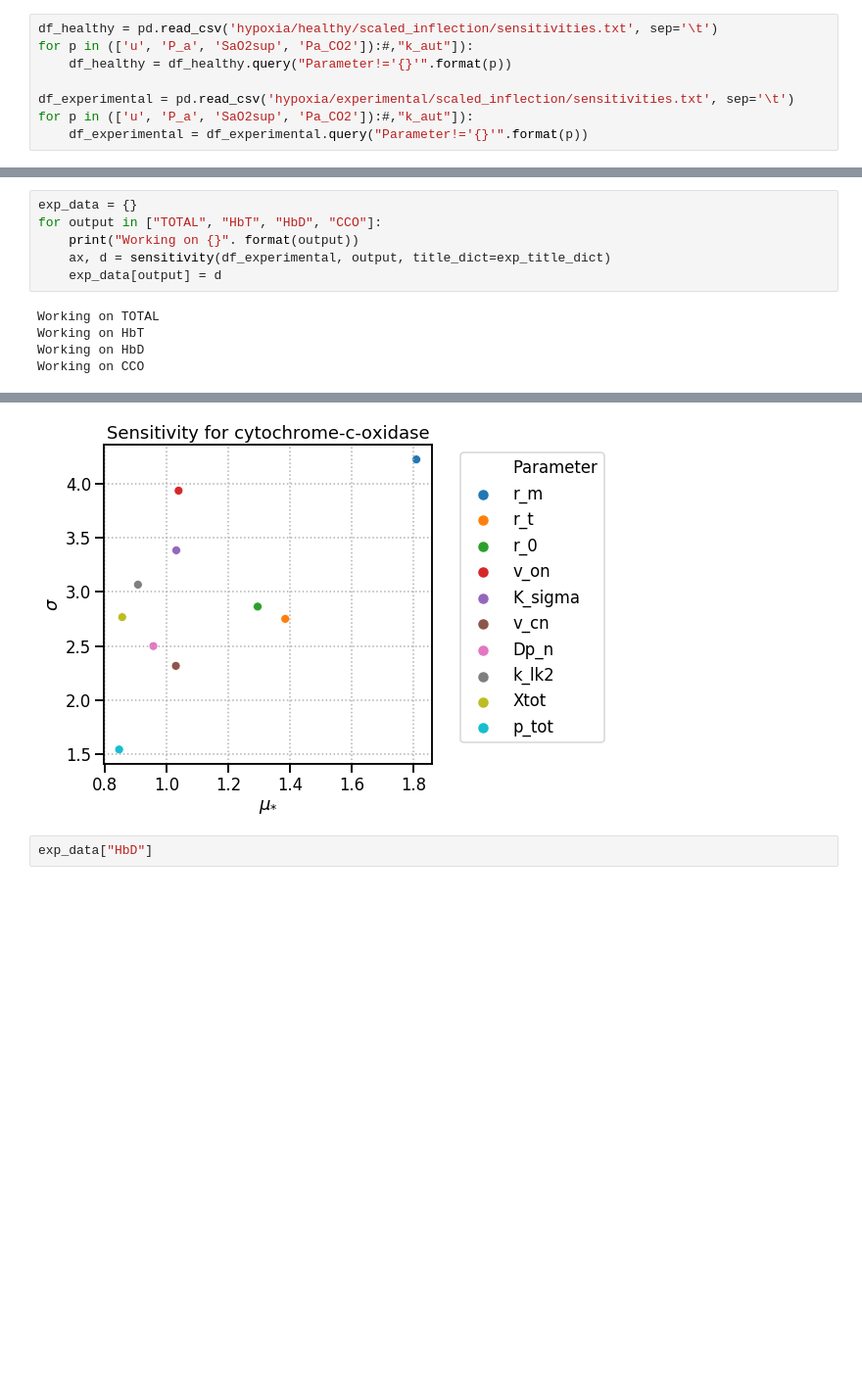
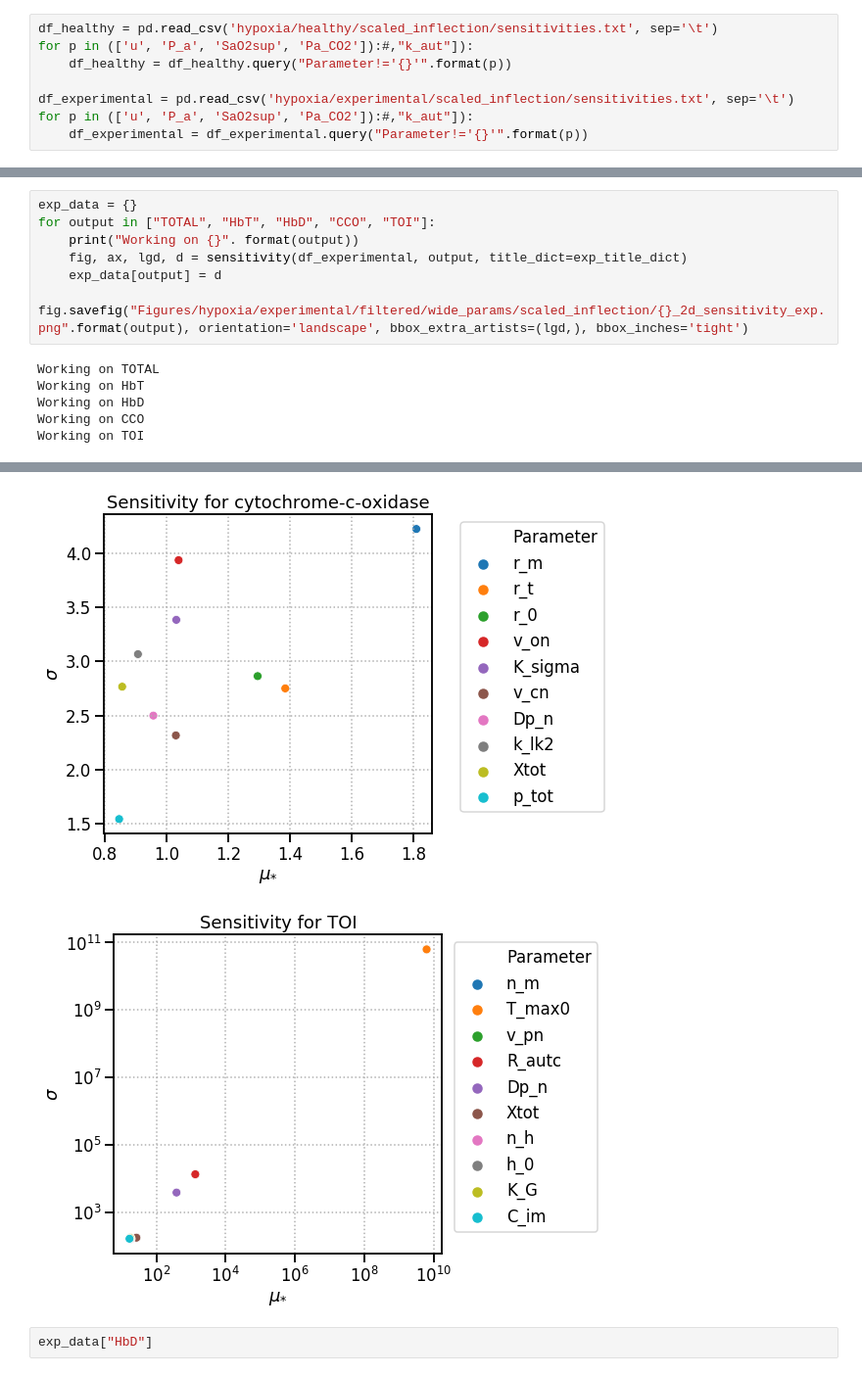
Before and after one commit to multimodalspectroscopy/BayesCMD, a Jupyter notebook: PLOS_paper/sensitivity_analysis/sensitivity_2d.ipynb, the cells around one changed output, grey strips where cells are left out. Shown at 98% size. Saved outputs shown, nothing was run; the diff lists cells and outputs as text; blank space fills up the shorter version.

```diff
--- a/PLOS_paper/sensitivity_analysis/sensitivity_2d.ipynb
+++ b/PLOS_paper/sensitivity_analysis/sensitivity_2d.ipynb
@@ -65,18 +68,21 @@ Working on CCO
 # %%
 exp_data = {}
-for output in ["TOTAL", "HbT", "HbD", "CCO"]:
+for output in ["TOTAL", "HbT", "HbD", "CCO", "TOI"]:
     print("Working on {}". format(output))
-    ax, d = sensitivity(df_experimental, output, title_dict=exp_title_dict)
+    fig, ax, lgd, d = sensitivity(df_experimental, output, title_dict=exp_title_dict)
     exp_data[output] = d
+    fig.savefig("Figures/hypoxia/experimental/filtered/wide_params/scaled_inflection/{}_2d_sensitivity_exp.png".format(output), orientation='landscape', bbox_extra_artists=(lgd,), bbox_inches='tight')
 # %% [output]
 Working on TOTAL
 Working on HbT
 Working on HbD
 Working on CCO
+Working on TOI
 [figure]
 [figure]
 [figure]
 [figure]
+[figure, added]
 # %%
 exp_data["HbD"]
 # %% [output]
```
Also changed, not shown: parts of 2 cells of this notebook, 5 other files.
